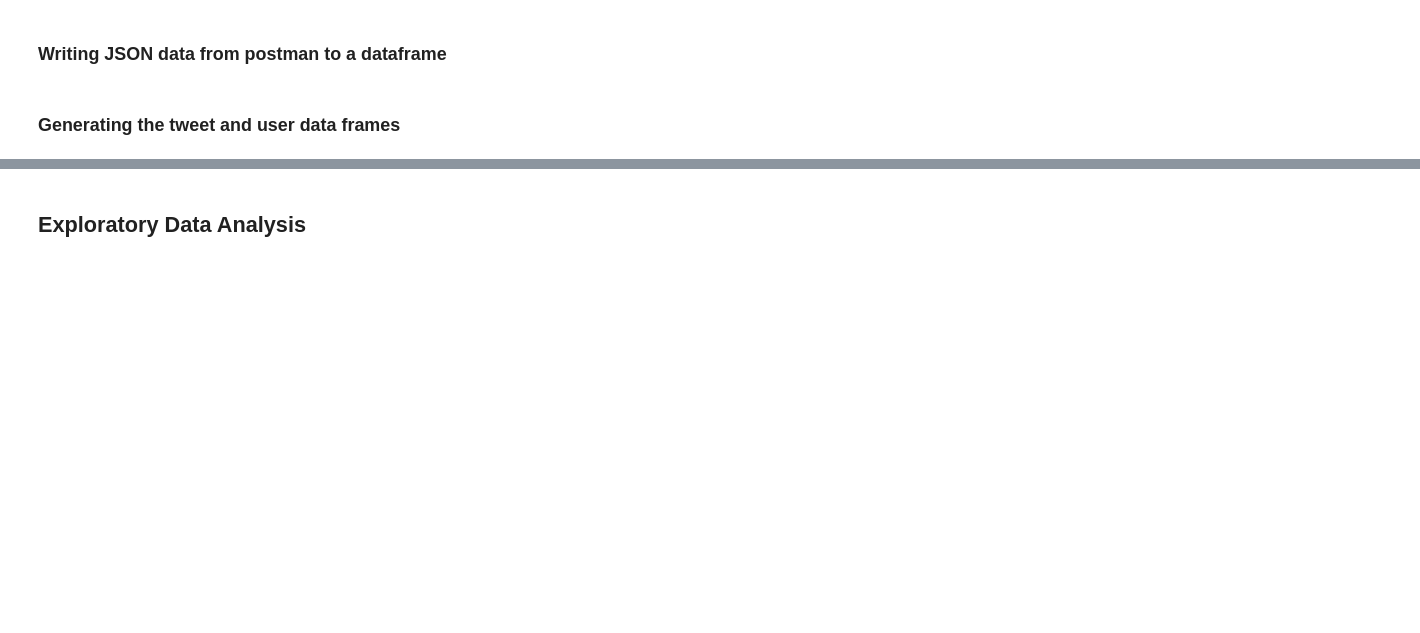
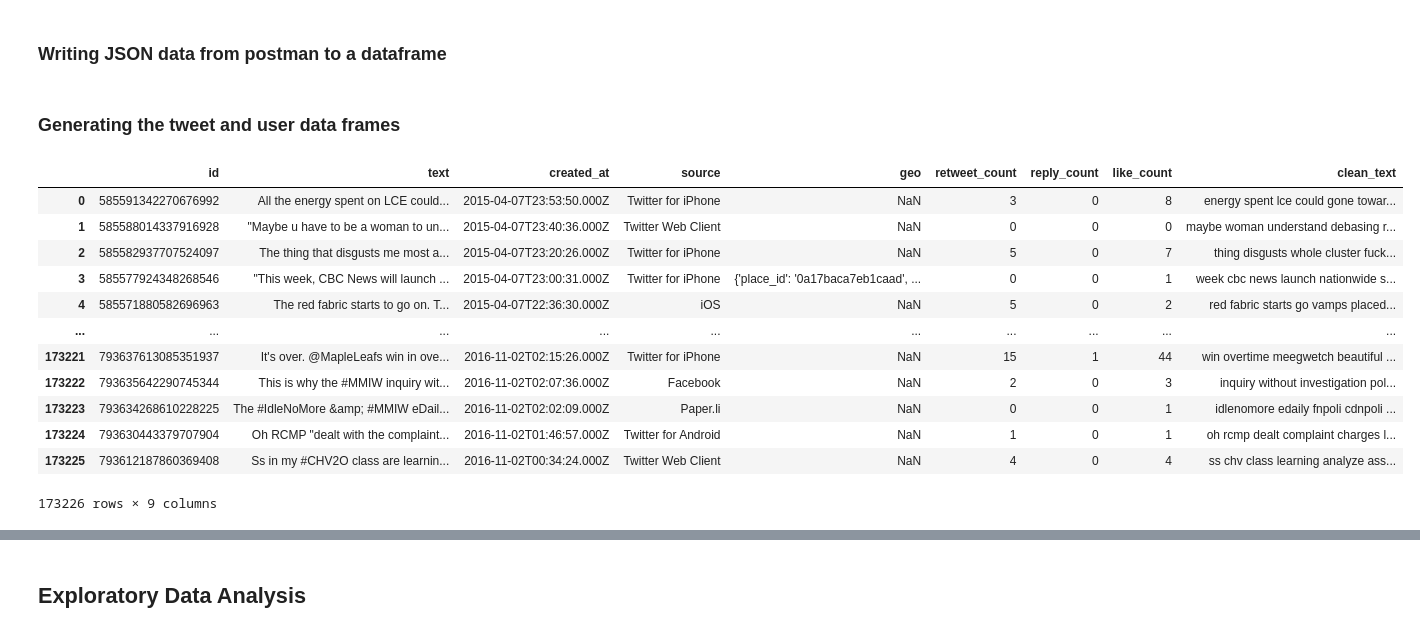
Before and after one commit to shai0002/Social-Media-Analysis-on-Missing-and-Murdered-Indigenous-Women-using-Data-Science-and-Analytics, a Jupyter notebook: sentimentalAnalysis_MMIW.ipynb, the cells around one changed output, grey strips where cells are left out. Drawn from its saved outputs; the diff is of its cells as text; code cells hidden in the pictures; blank space fills up the shorter version.

```diff
--- a/sentimentalAnalysis_MMIW.ipynb
+++ b/sentimentalAnalysis_MMIW.ipynb
@@ -116,3 +116,19 @@ output_file.to_csv("Final_userLocs1.csv", index=False)
 # %%
 tweets_frame = pd.read_csv("./dataset/Final_tweets1.csv")
 user_loc_frame = pd.read_csv("./dataset/Final_userLocs1.csv")
+# %%
+tweets_frame
+# %% [output]
+|  | id | text | created_at | source | geo | retweet_count | reply_count | like_count | clean_text |
+| 0 | 585591342270676992 | All the energy spent on LCE could... | 2015-04-07T23:53:50.000Z | Twitter for iPhone | NaN | 3 | 0 | 8 | energy spent lce could gone towar... |
+| 1 | 585588014337916928 | "Maybe u have to be a woman to un... | 2015-04-07T23:40:36.000Z | Twitter Web Client | NaN | 0 | 0 | 0 | maybe woman understand debasing r... |
+| 2 | 585582937707524097 | The thing that disgusts me most a... | 2015-04-07T23:20:26.000Z | Twitter for iPhone | NaN | 5 | 0 | 7 | thing disgusts whole cluster fuck... |
+| 3 | 585577924348268546 | "This week, CBC News will launch ... | 2015-04-07T23:00:31.000Z | Twitter for iPhone | {'place_id': '0a17baca7eb1caad', ... | 0 | 0 | 1 | week cbc news launch nationwide s... |
+| 4 | 585571880582696963 | The red fabric starts to go on. T... | 2015-04-07T22:36:30.000Z | iOS | NaN | 5 | 0 | 2 | red fabric starts go vamps placed... |
+| ... | ... | ... | ... | ... | ... | ... | ... | ... | ... |
+| 173221 | 793637613085351937 | It's over. @MapleLeafs win in ove... | 2016-11-02T02:15:26.000Z | Twitter for iPhone | NaN | 15 | 1 | 44 | win overtime meegwetch beautiful ... |
+| 173222 | 793635642290745344 | This is why the #MMIW inquiry wit... | 2016-11-02T02:07:36.000Z | Facebook | NaN | 2 | 0 | 3 | inquiry without investigation pol... |
+| 173223 | 793634268610228225 | The #IdleNoMore &amp; #MMIW eDail... | 2016-11-02T02:02:09.000Z | Paper.li | NaN | 0 | 0 | 1 | idlenomore edaily fnpoli cdnpoli ... |
+| 173224 | 793630443379707904 | Oh RCMP "dealt with the complaint... | 2016-11-02T01:46:57.000Z | Twitter for Android | NaN | 1 | 0 | 1 | oh rcmp dealt complaint charges l... |
+| 173225 | 793612187860369408 | Ss in my #CHV2O class are learnin... | 2016-11-02T00:34:24.000Z | Twitter Web Client | NaN | 4 | 0 | 4 | ss chv class learning analyze ass... |
+173226 rows × 9 columns
```
Also changed, not shown: parts of 5 cells of this notebook.
